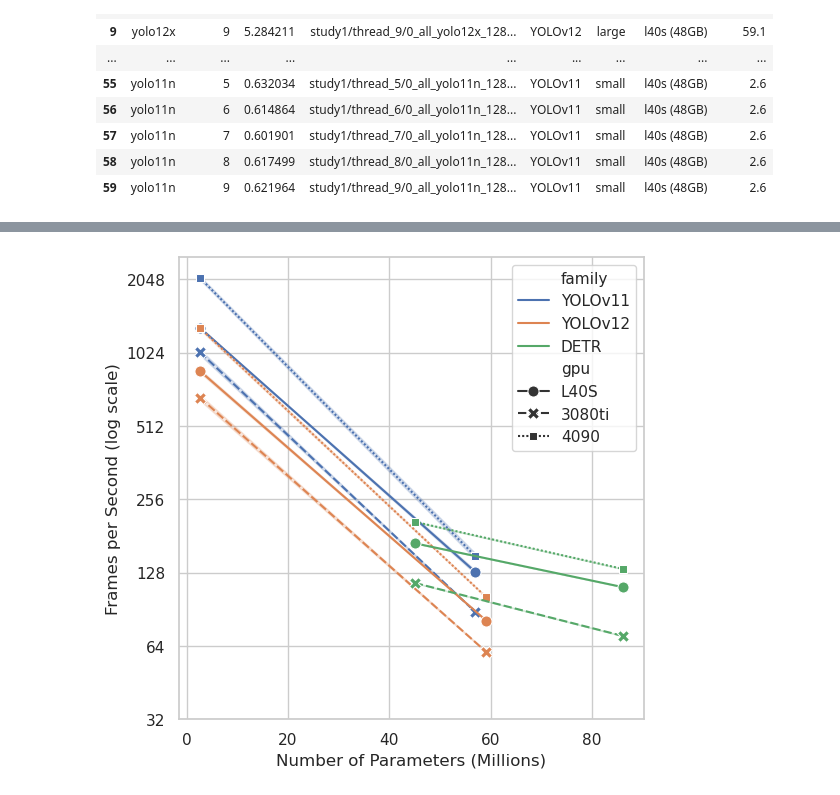
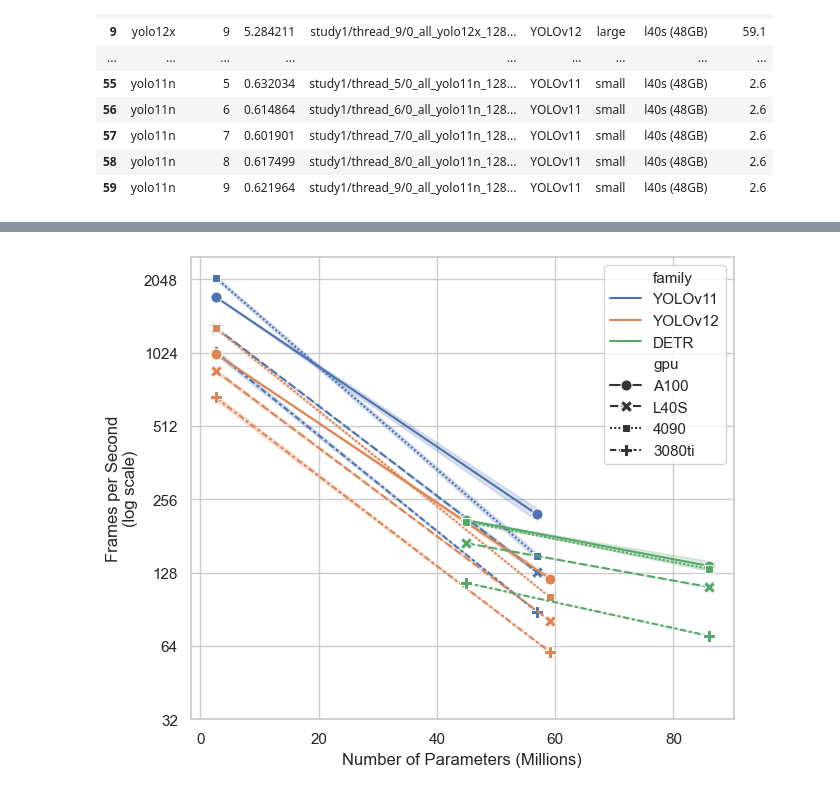
Before and after one commit to Niche-Lab/COLO, a Jupyter notebook: evaluate.ipynb, the cells around one changed output, grey strips where cells are left out. Saved outputs shown, nothing was run; the diff lists cells and outputs as text; code cells hidden in the pictures.

```diff
--- a/evaluate.ipynb
+++ b/evaluate.ipynb
@@ -347,22 +361,22 @@ min_mu: 0.6019008159637451
 # %%
 plt.figure(figsize=(6, 6))
 g = sns.lineplot(data=df_infer, x="params", y="fps",
              hue="family", style="gpu",
              hue_order=["YOLOv11", "YOLOv12", "DETR"],
+             style_order=["A100", "L40S", "4090", "3080ti"],
              err_style="band", errorbar=("se", 2),
              markers=True, markersize=8,)
 g.set(
     yscale="log",
     yticks=[2**i for i in range(5, 12)],
     yticklabels=[2**i for i in range(5, 12)],
     )
 
-
-plt.ylabel("Frames per Second (log scale)")
+plt.ylabel("Frames per Second\n(log scale)")
 plt.xlabel("Number of Parameters (Millions)")
 plt.savefig(PATHS["DIR_SRC"]/"ms"/"r1"/"src"/"fig_time_infer.png", dpi=300)
 # %% [output]
-[figure, old version]
+[figure, new version]
 # %%
 sns.set(style="whitegrid")
 plt.figure(figsize=(7, 6))
```
Also changed, not shown: parts of 7 cells of this notebook, 26 other files.
